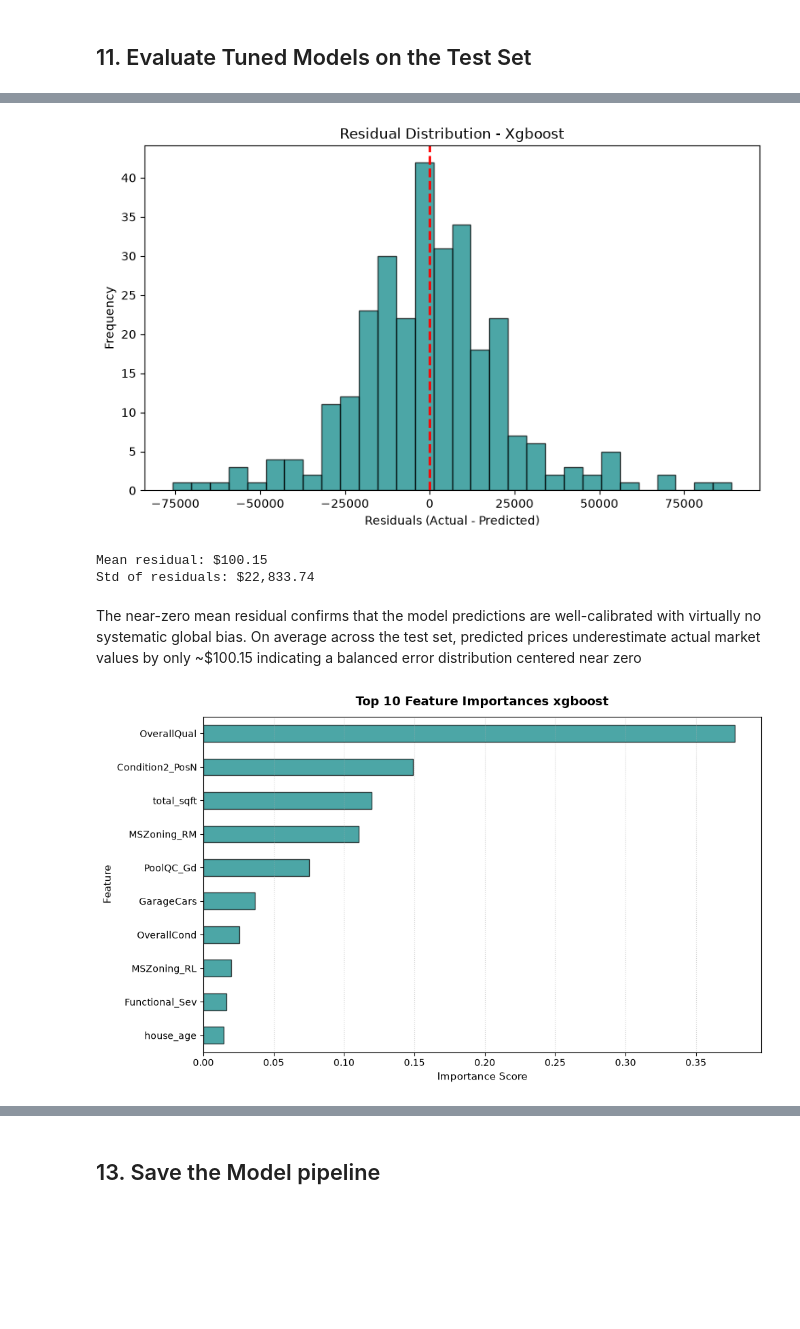
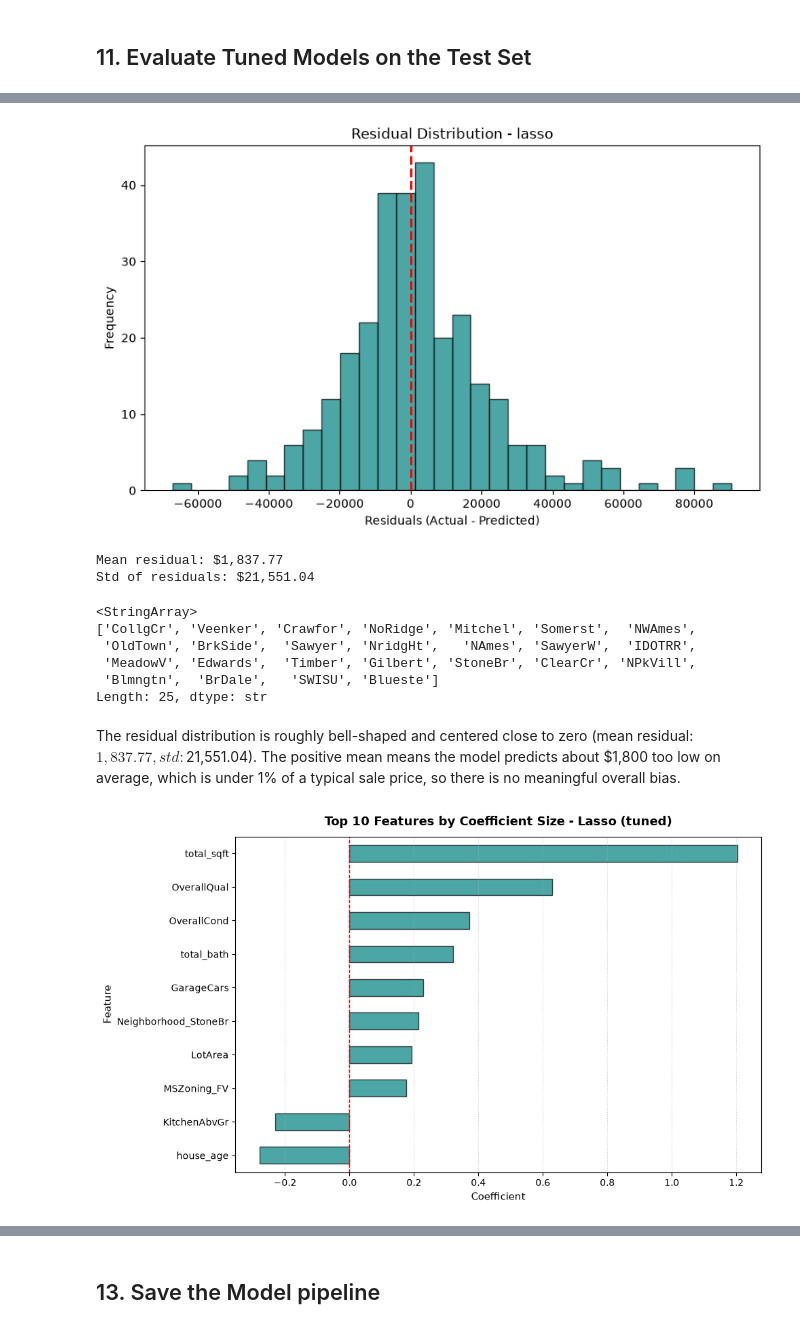
Before and after one commit to Alegbeleye-Ayomide/House-price-prediction, a Jupyter notebook: Notebook/house_price_prediction.ipynb, the cells around one changed output, grey strips where cells are left out. Saved outputs shown, nothing was run; the diff lists cells and outputs as text; code cells hidden in the pictures; blank space fills up the shorter version.

```diff
--- a/Notebook/house_price_prediction.ipynb
+++ b/Notebook/house_price_prediction.ipynb
@@ -226,6 +227,8 @@ home['total_sqft'] = home['TotalBsmtSF'] + home['1stFlrSF'] + home['2ndFlrSF']
 home['area_per_room'] = home['GrLivArea'] / (home['TotRmsAbvGrd'] + 1)
 home['garage_area_ratio'] = home['GarageArea'] / (home['GrLivArea'] + 1)
 home['overall_space'] = home['GrLivArea'] + home['GarageArea']
+home['total_bath'] = home['FullBath'] + (0.5 * home['HalfBath']) + \
+                           home['BsmtFullBath'] + (0.5 * home['BsmtHalfBath'])
 # %% [markdown]
 Feature engineering was performed inorder for the model to find new patterns when learning
 # %% [markdown]
@@ -399,3 +426,6 @@ added complexity, so 20 was kept.
+# %%
+x_train_rfe = x_train_scaled[final]
+x_test_rfe = x_test_scaled[final]
 # %% [markdown]
 ## 9.  Baseline Model Comparison
 # %%
@@ -451,19 +481,19 @@ Best lasso CV R2: 0.8586
 # %%
-xgb_params = {
+rf_params = {
     'n_estimators': [100, 200, 300, 500],
-    'max_depth': [3, 5, 7, 10],               # Replaces [10..30, None] to prevent heavy overfitting
-    'learning_rate': [0.01, 0.05, 0.1, 0.2],  # Crucial boosting step size
-    'min_child_weight': [1, 3, 5, 10],        # Analog to min_samples_leaf / min_samples_split
-    'subsample': [0.6, 0.8, 1.0],             # Row sampling ratio
-    'colsample_bytree': [0.6, 0.8, 1.0],      # Feature sampling ratio
-    'gamma': [0, 0.1, 0.2]
+    'max_depth': [3, 5, 7, 10],
+    'min_samples_split': [2,5,10],
+    'min_samples_leaf': [1, 2, 4],
+    'max_features':['sqrt','log2',0.3,0.5,0.7,1.0],
+    'bootstrap':[True,False]
+
 }
-xgb_random = RandomizedSearchCV(
-XGBRegressor(random_state=23), xgb_params, n_iter=50, cv=5,
+rf_random = RandomizedSearchCV(
+RandomForestRegressor(random_state=23), rf_params, n_iter=50, cv=5,
 scoring='r2', random_state=23, n_jobs=-1)
 
-xgb_random.fit(x_train_rfe, y_train)
+rf_random.fit(x_train_rfe, y_train)
 
-print("Best xgb params:", xgb_random.best_params_)
-print("Best xgb CV R2:", round(xgb_random.best_score_, 4))
+print("Best RF params:", rf_random.best_params_)
+print("Best RF CV R2:", round(rf_random.best_score_, 4))
 # %% [output]
@@ -501,5 +527,5 @@ Using the base xgboost model as the final model
 # %%
-final_model = models['XGBoost']
+final_model = linear_grid.best_estimator_
 log_preds = final_model.predict(x_test_rfe)
 actual_preds = np.expm1(log_preds)
 actual_y = np.expm1(y_test)
@@ -509,7 +535,7 @@ plt.scatter(actual_y, actual_preds, alpha=0.6, color='teal')
 plt.plot([actual_y.min(), actual_y.max()], [actual_y.min(), actual_y.max()], 'r--', linewidth=2)
 plt.xlabel('Actual Prices')
 plt.ylabel('Predicted Prices')
-plt.title('Actual vs Predicted House Prices - Xgboost')
+plt.title('Actual vs Predicted House Prices - lasso')
 plt.tight_layout()
 plt.show()
 # %% [output]
@@ -530,40 +557,50 @@ plt.hist(residuals, bins=30, color='teal', edgecolor='black', alpha=0.7)
 plt.axvline(x=0, color='red', linestyle='--', linewidth=2)
 plt.xlabel('Residuals (Actual - Predicted)')
 plt.ylabel('Frequency')
-plt.title('Residual Distribution - Xgboost')
+plt.title('Residual Distribution - lasso')
 plt.tight_layout()
 plt.show()
 
 print(f"Mean residual: ${residuals.mean():,.2f}")
 print(f"Std of residuals: ${residuals.std():,.2f}")
 # %% [output]
-[figure, old version]
+[figure, new version]
-Mean residual: $100.15
-Std of residuals: $22,833.74
+Mean residual: $1,837.77
+Std of residuals: $21,551.04
-# %% [markdown]
-The near-zero mean residual confirms that the model predictions are well-calibrated with virtually no systematic global bias. On average across the test set, predicted prices underestimate actual market values by only ~$100.15 indicating a balanced error distribution centered near zero
+# %%
+home.Neighborhood.unique()
+# %% [output]
+<StringArray>
+['CollgCr', 'Veenker', 'Crawfor', 'NoRidge', 'Mitchel', 'Somerst',  'NWAmes',
+ 'OldTown', 'BrkSide',  'Sawyer', 'NridgHt',   'NAmes', 'SawyerW',  'IDOTRR',
+ 'MeadowV', 'Edwards',  'Timber', 'Gilbert', 'StoneBr', 'ClearCr', 'NPkVill',
+ 'Blmngtn',  'BrDale',   'SWISU', 'Blueste']
+Length: 25, dtype: str
+# %% [markdown]
+The residual distribution is roughly bell-shaped and centered close to zero
+(mean residual: $1,837.77, std: $21,551.04). The positive mean means the model
+predicts about $1,800 too low on average, which is under 1% of a typical sale
+price, so there is no meaningful overall bias.
 # %%
-import matplotlib.pyplot as plt
-import pandas as pd
-
-importances = pd.Series(final_model.feature_importances_, index=x_train_rfe.columns)
-top_features = importances.sort_values(ascending=False).head(10)
+coefs = pd.Series(final_model.coef_, index=x_train_rfe.columns)
+top_features = coefs.reindex(coefs.abs().sort_values(ascending=False).head(10).index)
 
 plt.figure(figsize=(10, 6))
 top_features.sort_values(ascending=True).plot(
     kind='barh',
     color='teal',
     edgecolor='black',
     alpha=0.7
 )
-plt.xlabel('Importance Score', fontsize=11)
+plt.axvline(0, color='red', linestyle='--', linewidth=1)
+plt.xlabel('Coefficient', fontsize=11)
 plt.ylabel('Feature', fontsize=11)
-plt.title('Top 10 Feature Importances xgboost', fontsize=13, fontweight='bold', pad=12)
+plt.title('Top 10 Features by Coefficient Size - Lasso (tuned)', fontsize=13, fontweight='bold', pad=12)
 plt.grid(True, linestyle=':', alpha=0.6, axis='x')
 
 plt.tight_layout()
 plt.show()
 # %% [output]
-[figure, old version]
+[figure, new version]
 # %% [markdown]
 The bar plot above shows the features with the most importance to the model's
```
Also changed, not shown: parts of 33 cells of this notebook, 9 other files.
